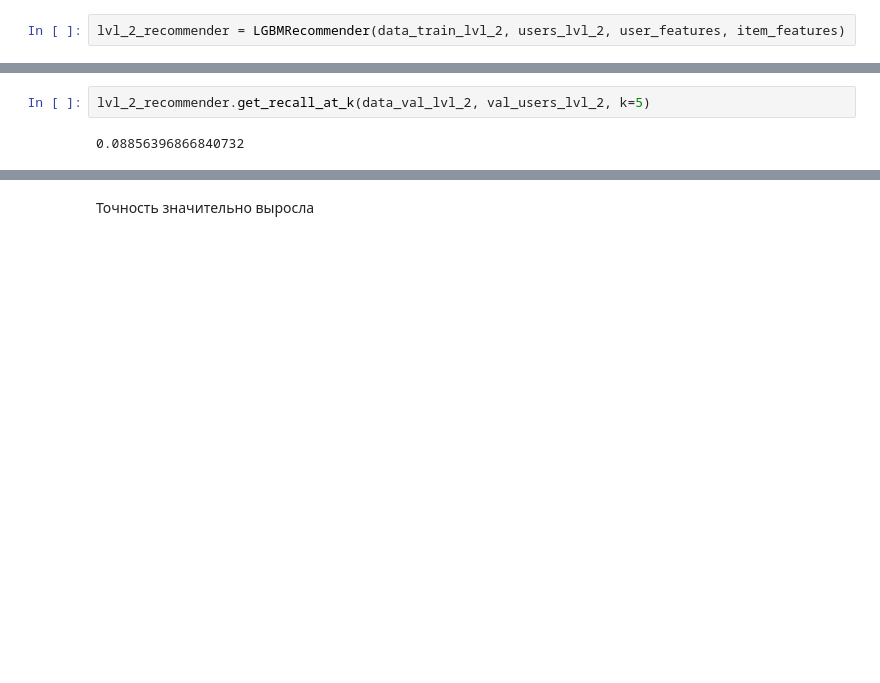
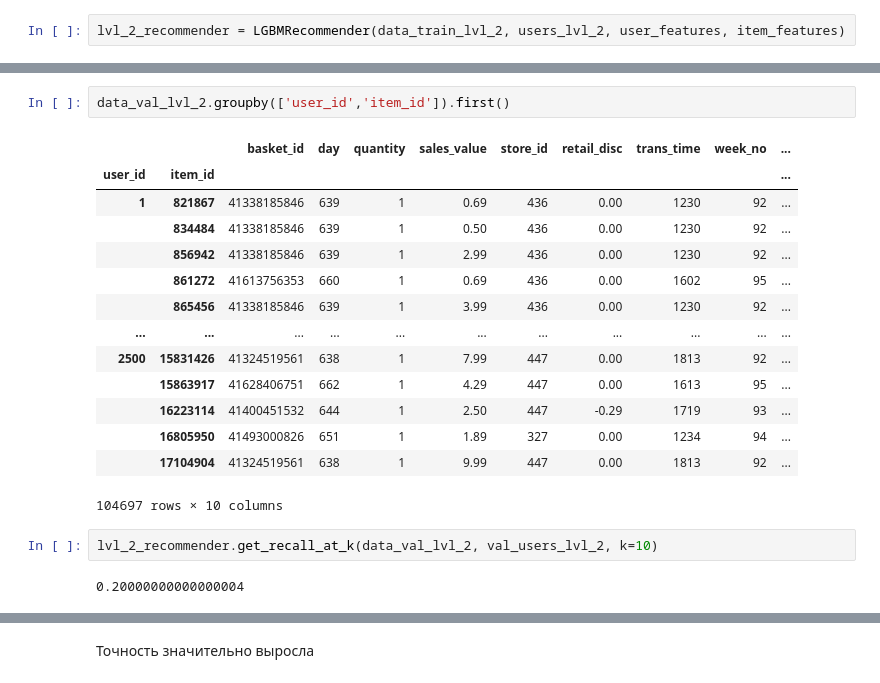
Before and after one commit to Anbionchik/Git_brain_lessons, a Jupyter notebook: Rec systems/Les6/webinar_6.ipynb, the cells around one changed output, grey strips where cells are left out. Drawn from its saved outputs; the diff is of its cells as text; blank space fills up the shorter version.

```diff
--- a/Rec systems/Les6/webinar_6.ipynb
+++ b/Rec systems/Les6/webinar_6.ipynb
@@ -348,4 +351,21 @@ See the caveats in the documentation: https://pandas.pydata.org/pandas-docs/stab
+# %%
+data_val_lvl_2.groupby(['user_id','item_id']).first()
+# %% [output]
+|  |  | basket_id | day | quantity | sales_value | store_id | retail_disc | trans_time | week_no | ... |
+| user_id | item_id |  |  |  |  |  |  |  |  | ... |
+| 1 | 821867 | 41338185846 | 639 | 1 | 0.69 | 436 | 0.00 | 1230 | 92 | ... |
+|  | 834484 | 41338185846 | 639 | 1 | 0.50 | 436 | 0.00 | 1230 | 92 | ... |
+|  | 856942 | 41338185846 | 639 | 1 | 2.99 | 436 | 0.00 | 1230 | 92 | ... |
+|  | 861272 | 41613756353 | 660 | 1 | 0.69 | 436 | 0.00 | 1602 | 95 | ... |
+|  | 865456 | 41338185846 | 639 | 1 | 3.99 | 436 | 0.00 | 1230 | 92 | ... |
+| ... | ... | ... | ... | ... | ... | ... | ... | ... | ... | ... |
+| 2500 | 15831426 | 41324519561 | 638 | 1 | 7.99 | 447 | 0.00 | 1813 | 92 | ... |
+|  | 15863917 | 41628406751 | 662 | 1 | 4.29 | 447 | 0.00 | 1613 | 95 | ... |
+|  | 16223114 | 41400451532 | 644 | 1 | 2.50 | 447 | -0.29 | 1719 | 93 | ... |
+|  | 16805950 | 41493000826 | 651 | 1 | 1.89 | 327 | 0.00 | 1234 | 94 | ... |
+|  | 17104904 | 41324519561 | 638 | 1 | 9.99 | 447 | 0.00 | 1813 | 92 | ... |
+104697 rows × 10 columns
 # %%
-lvl_2_recommender.get_recall_at_k(data_val_lvl_2, val_users_lvl_2, k=5)
+lvl_2_recommender.get_recall_at_k(data_val_lvl_2, val_users_lvl_2, k=10)
 # %% [output]
-0.08856396866840732
+0.20000000000000004
```
Also changed, not shown: parts of 15 cells of this notebook.
